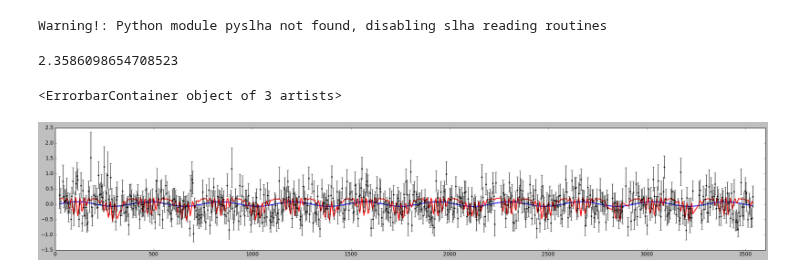
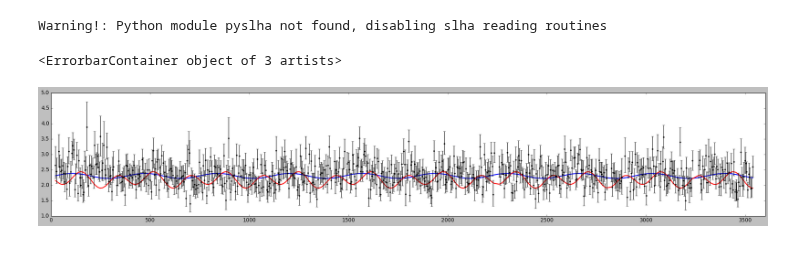
Before and after one commit to SaeedAnsarifard/NeuMod, a Jupyter notebook: Tutorial_ULDM.ipynb, the cells around one changed output. Saved outputs shown, nothing was run; the diff lists cells and outputs as text; code cells hidden in the pictures.

Commit message:
framework is updated

```diff
--- a/Tutorial_ULDM.ipynb
+++ b/Tutorial_ULDM.ipynb
@@ -35,14 +35,14 @@ data = np.loadtxt('./Data/modulation_data.txt')
 # %% [output]
 Warning!: Python module pyslha not found, disabling slha reading routines
 # %%
-param ={'SinT12'  : 0.308 ,
+param ={'SinT12'  : 0.33 ,
         'T13'  : 8.57,
         'mu1'  : 0.,
-        'mu2'  : 0.02,
+        'mu2'  : 0.2,
         'mu3'  : 0.  ,
-        'mdm'  : 1.089e-3 ,
-        'alpha': np.pi/2  ,
+        'mdm'  : 0.2 ,
+        'alpha': 0.  ,
         'eps' : 0.5  ,
-        'alpha_eps' : np.pi  ,
+        'alpha_eps' : np.pi/2 ,
         'M12'  : 6.9e-5 }
 ULDM_signal_fraction = frame_predicted_total_signal.__getitem__(param)
@@ -58,25 +70,20 @@ for i in range(len(time_bins)):
     bin_prediction_msw[i,0] = data[i,0]
     bin_prediction_uldm[i,1] = (1/np.sum(T_k)) * np.sum(T_k * ULDM_signal_fraction[cond])
     bin_prediction_uldm[i,0] = data[i,0]
-# %%
-print(np.mean(data[:,1]))
-# %% [output]
-2.3586098654708523
 # %%
 plt.figure(figsize=(30,5))
 plt.xlim(0,3600)
 #plt.ylim(-0.5,0.5)
 
-#plt.plot(frame_predicted_total_signal.time_weights[:,1], msw_signal_fraction, '-')
-#plt.plot(frame_predicted_total_signal.time_weights[:,1], ULDM_signal_fraction, '-')
+#plt.plot(frame_predicted_total_signal.time_weights[:,1], msw_signal_fraction, 'b.')
+#plt.plot(frame_predicted_total_signal.time_weights[:,1], ULDM_signal_fraction, 'r.')
+
 
 plt.plot(bin_prediction_msw[:,0], bin_prediction_msw[:,1],lw=2,ls='-',color='b')
-
-
 plt.plot(bin_prediction_uldm[:,0], bin_prediction_uldm[:,1], lw=2,ls='-',color='r')
 
 
-plt.errorbar(data[:,0], data[:,1] - np.mean(data[:,1]), np.array((data[:,3],data[:,2])), fmt='k.')
+plt.errorbar(data[:,0], data[:,1], np.array((data[:,3],data[:,2])), fmt='k.')
 # %% [output]
 <ErrorbarContainer object of 3 artists>
-[figure, old version]
+[figure, new version]
```
Also changed, not shown: parts of 5 cells of this notebook, 14 other files.
